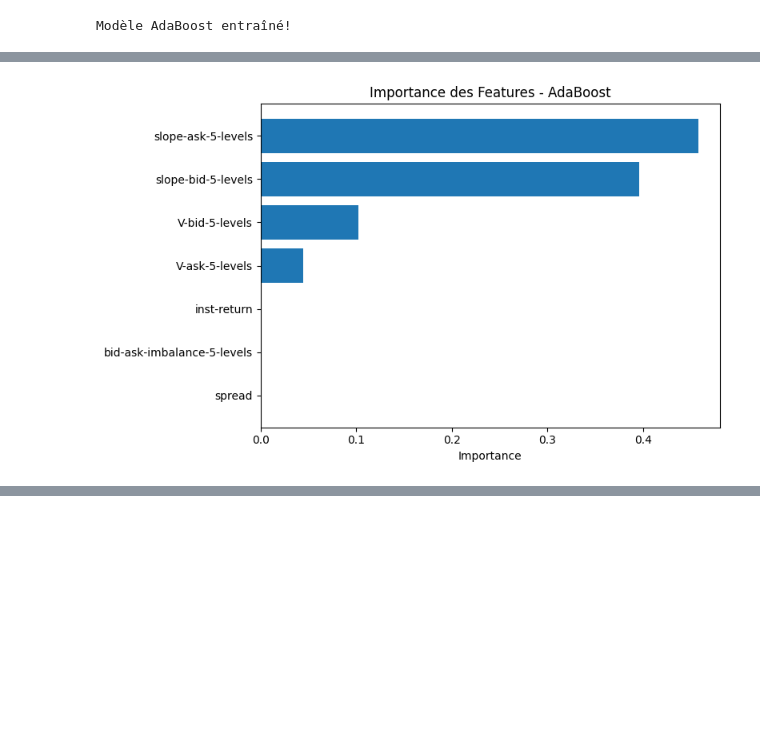
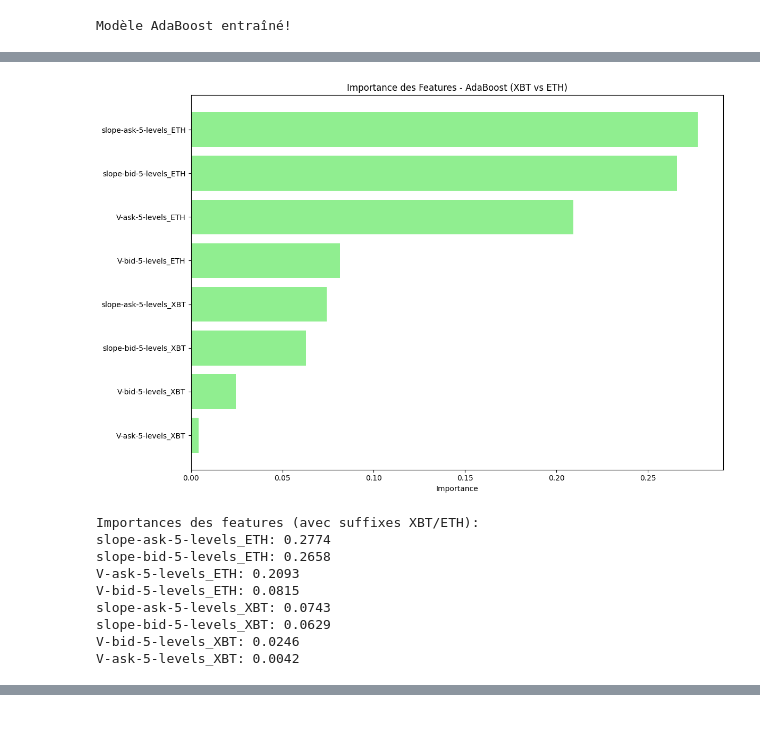
Before and after one commit to solalbaudoincs/ifcob, a Jupyter notebook: prediction_model/adaboost/adaboost_notebook_clean.ipynb, the cells around one changed output, grey strips where cells are left out. Drawn from its saved outputs; the diff is of its cells as text; code cells hidden in the pictures; blank space fills up the shorter version.

```diff
--- a/prediction_model/adaboost/adaboost_notebook_clean.ipynb
+++ b/prediction_model/adaboost/adaboost_notebook_clean.ipynb
@@ -184,19 +187,46 @@ Confusion matrix (test):
-# %%
-# Visualisation des importances des features
-feature_importance = pd.DataFrame({
-    'feature': feature_columns,
-    'importance': ada_classifier.feature_importances_
-}).sort_values('importance', ascending=False)
-
-plt.figure(figsize=(8, 5))
-plt.barh(feature_importance['feature'], feature_importance['importance'])
-plt.xlabel('Importance')
-plt.title('Importance des Features - AdaBoost')
-plt.gca().invert_yaxis()
-plt.tight_layout()
-plt.show()
-# %% [output]
-[figure, removed]
+# %%
+
+# Ajout de suffixes pour distinguer les sources XBT et ETH
+xbt_features = [f"{col}_XBT" for col in feature_columns]
+eth_features = [f"{col}_ETH" for col in feature_target_columns if col != target_column]
+
+# Concaténation des deux listes dans l'ordre d'entrée du modèle
+actual_feature_names = xbt_features + eth_features
+
+# Vérification des dimensions avec le modèle
+if len(actual_feature_names) == len(ada_classifier.feature_importances_):
+    # Création du DataFrame des importances corrigées
+    feature_importance_corrected = pd.DataFrame({
+        'feature': actual_feature_names,
+        'importance': ada_classifier.feature_importances_
+    }).sort_values('importance', ascending=False)
+
+    # Affichage du barplot
+    plt.figure(figsize=(12, 8))
+    plt.barh(feature_importance_corrected['feature'], feature_importance_corrected['importance'], color='lightgreen')
+    plt.xlabel('Importance')
+    plt.title('Importance des Features - AdaBoost (XBT vs ETH)')
+    plt.gca().invert_yaxis()
+    plt.tight_layout()
+    plt.show()
+
+    # Affichage textuel des importances
+    print("\nImportances des features (avec suffixes XBT/ETH):")
+    for idx, row in feature_importance_corrected.iterrows():
+        print(f"{row['feature']}: {row['importance']:.4f}")
+else:
+    print(f"❌ Erreur: {len(actual_feature_names)} noms vs {len(ada_classifier.feature_importances_)} importances")
+# %% [output]
+[figure, added]
+Importances des features (avec suffixes XBT/ETH):
+slope-ask-5-levels_ETH: 0.2774
+slope-bid-5-levels_ETH: 0.2658
+V-ask-5-levels_ETH: 0.2093
+V-bid-5-levels_ETH: 0.0815
+slope-ask-5-levels_XBT: 0.0743
+slope-bid-5-levels_XBT: 0.0629
+V-bid-5-levels_XBT: 0.0246
+V-ask-5-levels_XBT: 0.0042
 # %%
 # Visualisation de la matrice de confusion
 plt.figure(figsize=(6, 5))
```
Also changed, not shown: parts of 9 cells of this notebook, 3 other files.
